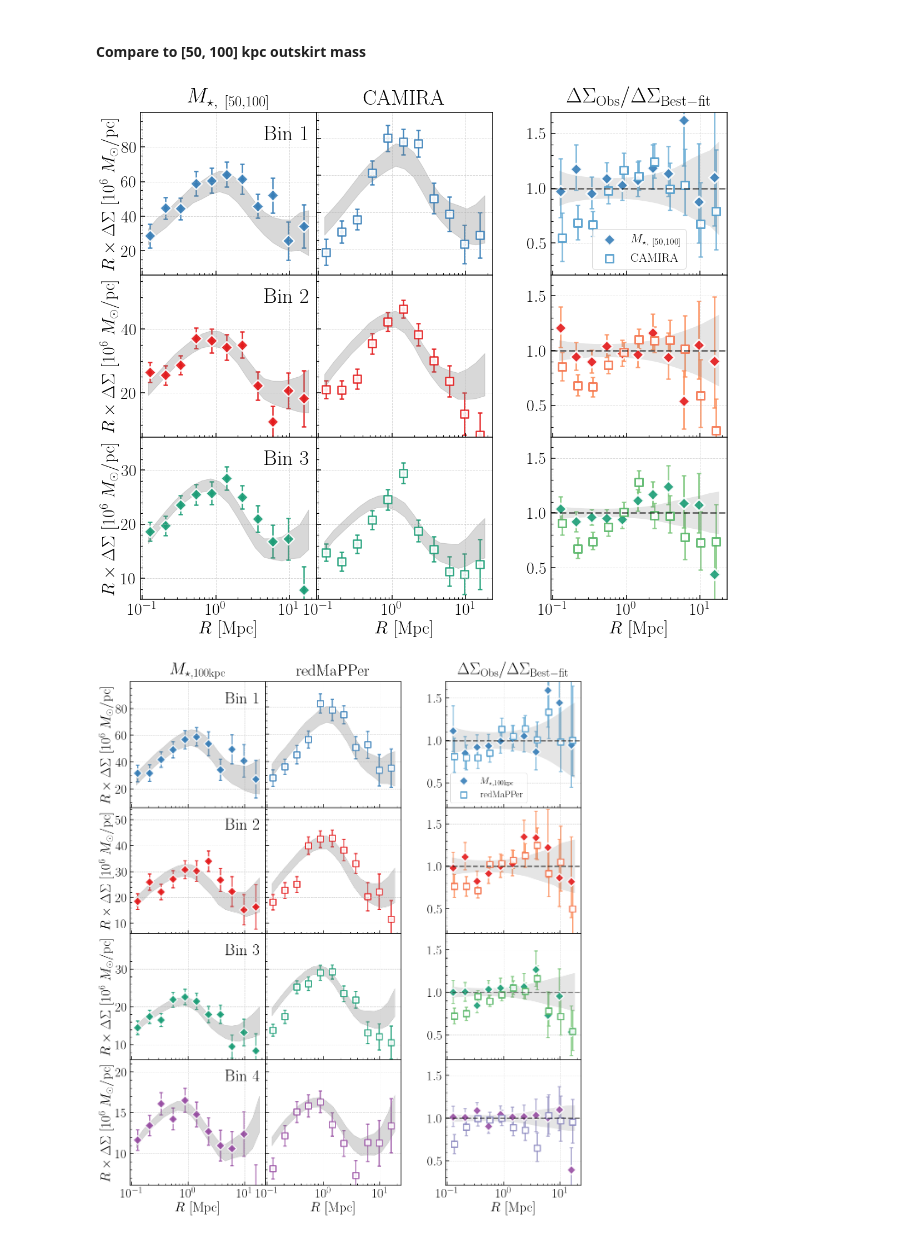
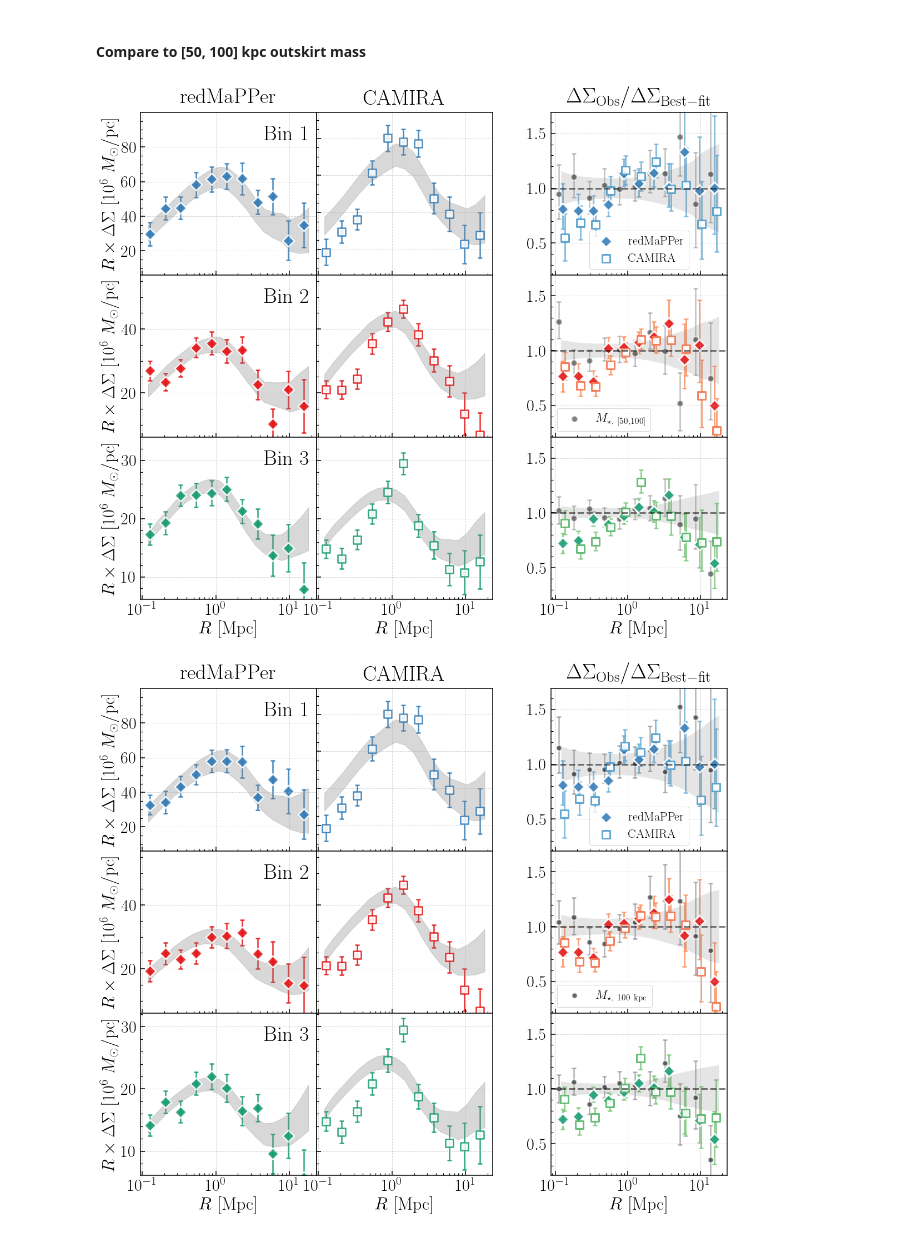
Before and after one commit to dr-guangtou/jianbing, a Jupyter notebook: notebooks/figure/fig10.ipynb, the cells around one changed output. Drawn from its saved outputs; the diff is of its cells as text; code cells hidden in the pictures.

```diff
--- a/notebooks/figure/fig10.ipynb
+++ b/notebooks/figure/fig10.ipynb
@@ -86,17 +83,19 @@ dsig_cmp = topn_cluster['cam_s16a_n_mem'][:3]
 label_cmp = r'$\rm CAMIRA$'
 sub_cmp = r'{\rm CAM}'
 
-#dsig_ref = topn_cluster['redm_hsc_lambda'][:3]
-#label_ref = r'$\rm redMaPPer$'
-#sub_ref = r'{\rm redM}'
+dsig_ref = topn_cluster['redm_hsc_lambda'][:3]
+label_ref = r'$\rm redMaPPer$'
+sub_ref = r'{\rm redM}'
 
-dsig_ref = topn_massive['logm_50_100'][:3]
-label_ref = r'$M_{\star,\ [50, 100]}$'
-sub_ref = r'{[50, 100]}'
+dsig_ref_2 = topn_massive['logm_50_100_cen3'][:3]
+label_ref_2 = r'$M_{\star,\ [50, 100]}$'
+sub_ref_2 = r'{[50, 100]}'
 
 fig = compare_richness_model(
     dsig_ref, dsig_cmp, sim_dsig, sim_mhalo, sig_type='bt', compare_to_model=True,
     label_ref=label_ref, label_cmp=label_cmp, sub_ref=sub_ref, sub_cmp=sub_cmp,
-    marker_ref='D', marker_cmp='s', msize_ref=220, msize_cmp=220)
+    marker_ref='D', marker_cmp='s', msize_ref=220, msize_cmp=220,
+    dsig_ref_2=dsig_ref_2, label_ref_2=label_ref_2, sub_ref_2=sub_ref_2
+)
 # %% [output]
-[figure, old version]
+[figure, new version]
@@ -103,18 +105,24 @@ fig = compare_richness_model(
 # %%
-dsig_cmp = topn_cluster['redm_hsc_lambda']
-label_cmp = r'$\rm redMaPPer$'
-sub_cmp = r'{\rm redM}'
+dsig_cmp = topn_cluster['cam_s16a_n_mem'][:3]
+label_cmp = r'$\rm CAMIRA$'
+sub_cmp = r'{\rm CAM}'
 
-dsig_ref = topn_massive['logm_100']
-label_ref = r'$M_{\star, 100 \rm kpc}$'
-sub_ref = r'{[50, 100]}'
+dsig_ref = topn_cluster['redm_hsc_lambda'][:3]
+label_ref = r'$\rm redMaPPer$'
+sub_ref = r'{\rm redM}'
+
+dsig_ref_2 = topn_massive['logm_100_cen3'][:3]
+label_ref_2 = r'$M_{\star,\ 100\ \rm kpc}$'
+sub_ref_2 = r'{100\ \rm kpc}'
 
 fig = compare_richness_model(
     dsig_ref, dsig_cmp, sim_dsig, sim_mhalo, sig_type='bt', compare_to_model=True,
     label_ref=label_ref, label_cmp=label_cmp, sub_ref=sub_ref, sub_cmp=sub_cmp,
-    marker_ref='D', marker_cmp='s', msize_ref=220, msize_cmp=220)
+    marker_ref='D', marker_cmp='s', msize_ref=220, msize_cmp=220,
+    dsig_ref_2=dsig_ref_2, label_ref_2=label_ref_2, sub_ref_2=sub_ref_2
+)
 # %% [output]
-[figure, old version]
+[figure, new version]
 # %%
 # Modify the visual.compare_dsigma_profiles function
 
```
Also changed, not shown: parts of 3 cells of this notebook.
